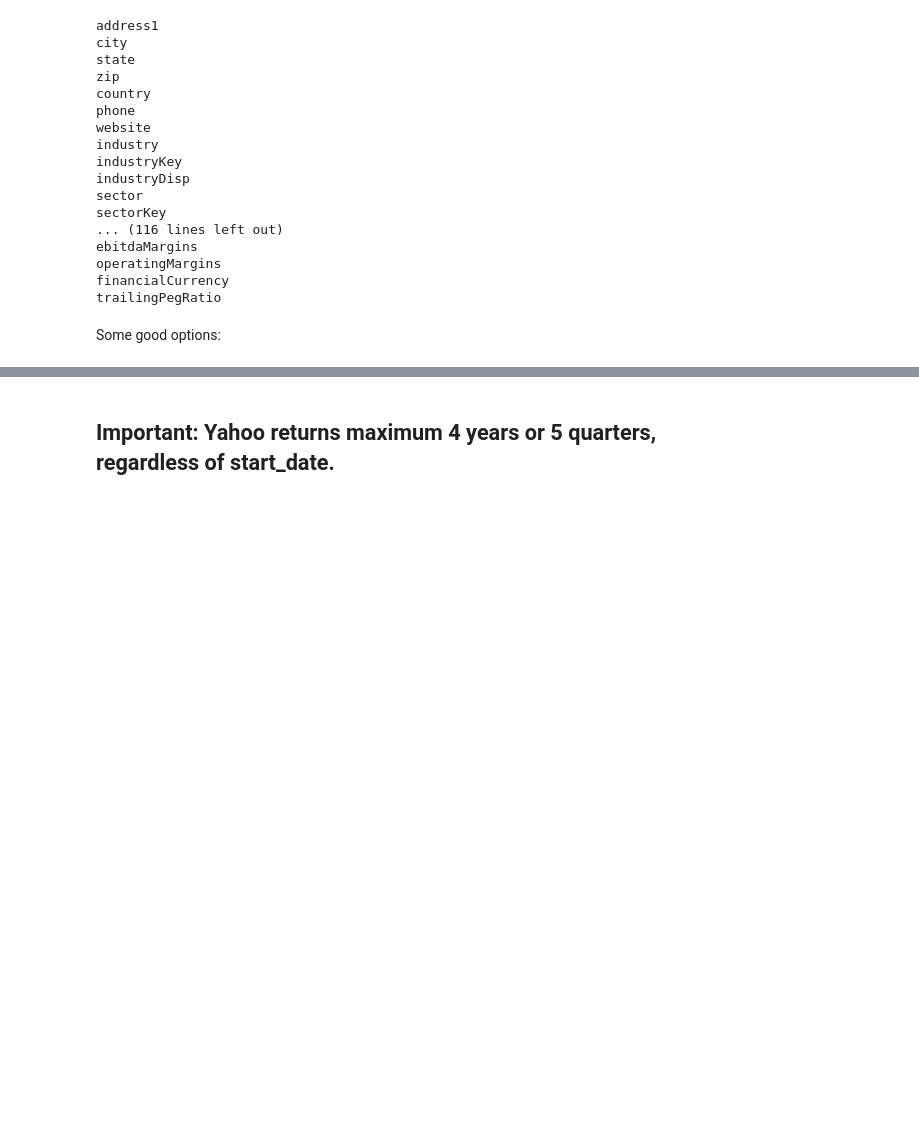
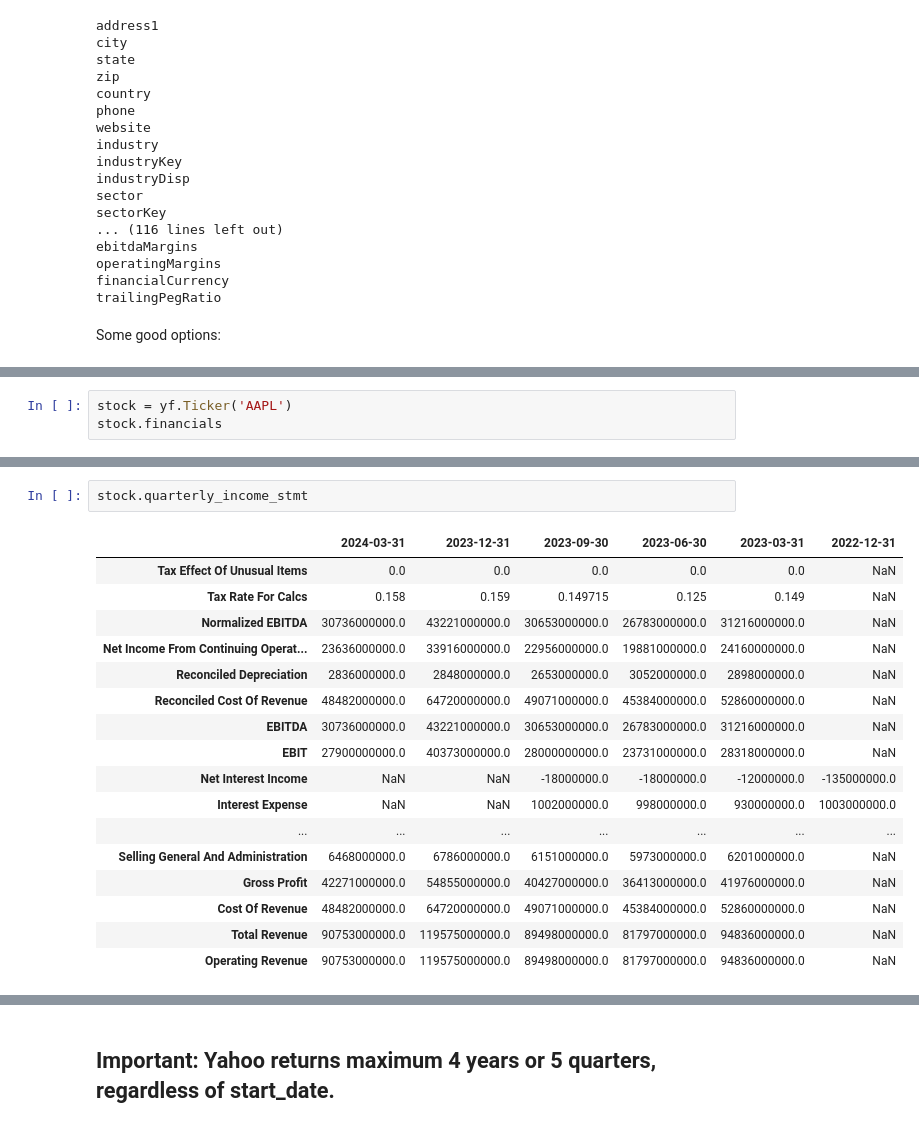
Before and after one commit to MatthiasGN/thesis, a Jupyter notebook: thesis-master.ipynb, the cells around one changed output, grey strips where cells are left out. Cells and saved outputs as stored; diff of their text form; blank space fills up the shorter version.

Commit message:
Vastly improved method description and investigating yfinance alternatives for historical financial data.

```diff
--- a/thesis-master.ipynb
+++ b/thesis-master.ipynb
@@ -882,0 +894,3 @@ revenueGrowth: 0.049
+# %%
+stock = yf.Ticker('AAPL')
+stock.financials
@@ -882,0 +915,20 @@ revenueGrowth: 0.049
+# %%
+stock.quarterly_income_stmt
+# %% [output]
+|  | 2024-03-31 | 2023-12-31 | 2023-09-30 | 2023-06-30 | 2023-03-31 | 2022-12-31 |
+| Tax Effect Of Unusual Items | 0.0 | 0.0 | 0.0 | 0.0 | 0.0 | NaN |
+| Tax Rate For Calcs | 0.158 | 0.159 | 0.149715 | 0.125 | 0.149 | NaN |
+| Normalized EBITDA | 30736000000.0 | 43221000000.0 | 30653000000.0 | 26783000000.0 | 31216000000.0 | NaN |
+| Net Income From Continuing Operat... | 23636000000.0 | 33916000000.0 | 22956000000.0 | 19881000000.0 | 24160000000.0 | NaN |
+| Reconciled Depreciation | 2836000000.0 | 2848000000.0 | 2653000000.0 | 3052000000.0 | 2898000000.0 | NaN |
+| Reconciled Cost Of Revenue | 48482000000.0 | 64720000000.0 | 49071000000.0 | 45384000000.0 | 52860000000.0 | NaN |
+| EBITDA | 30736000000.0 | 43221000000.0 | 30653000000.0 | 26783000000.0 | 31216000000.0 | NaN |
+| EBIT | 27900000000.0 | 40373000000.0 | 28000000000.0 | 23731000000.0 | 28318000000.0 | NaN |
+| Net Interest Income | NaN | NaN | -18000000.0 | -18000000.0 | -12000000.0 | -135000000.0 |
+| Interest Expense | NaN | NaN | 1002000000.0 | 998000000.0 | 930000000.0 | 1003000000.0 |
+| ... | ... | ... | ... | ... | ... | ... |
+| Selling General And Administration | 6468000000.0 | 6786000000.0 | 6151000000.0 | 5973000000.0 | 6201000000.0 | NaN |
+| Gross Profit | 42271000000.0 | 54855000000.0 | 40427000000.0 | 36413000000.0 | 41976000000.0 | NaN |
+| Cost Of Revenue | 48482000000.0 | 64720000000.0 | 49071000000.0 | 45384000000.0 | 52860000000.0 | NaN |
+| Total Revenue | 90753000000.0 | 119575000000.0 | 89498000000.0 | 81797000000.0 | 94836000000.0 | NaN |
+| Operating Revenue | 90753000000.0 | 119575000000.0 | 89498000000.0 | 81797000000.0 | 94836000000.0 | NaN |
```
Also changed, not shown: parts of 13 cells of this notebook.
